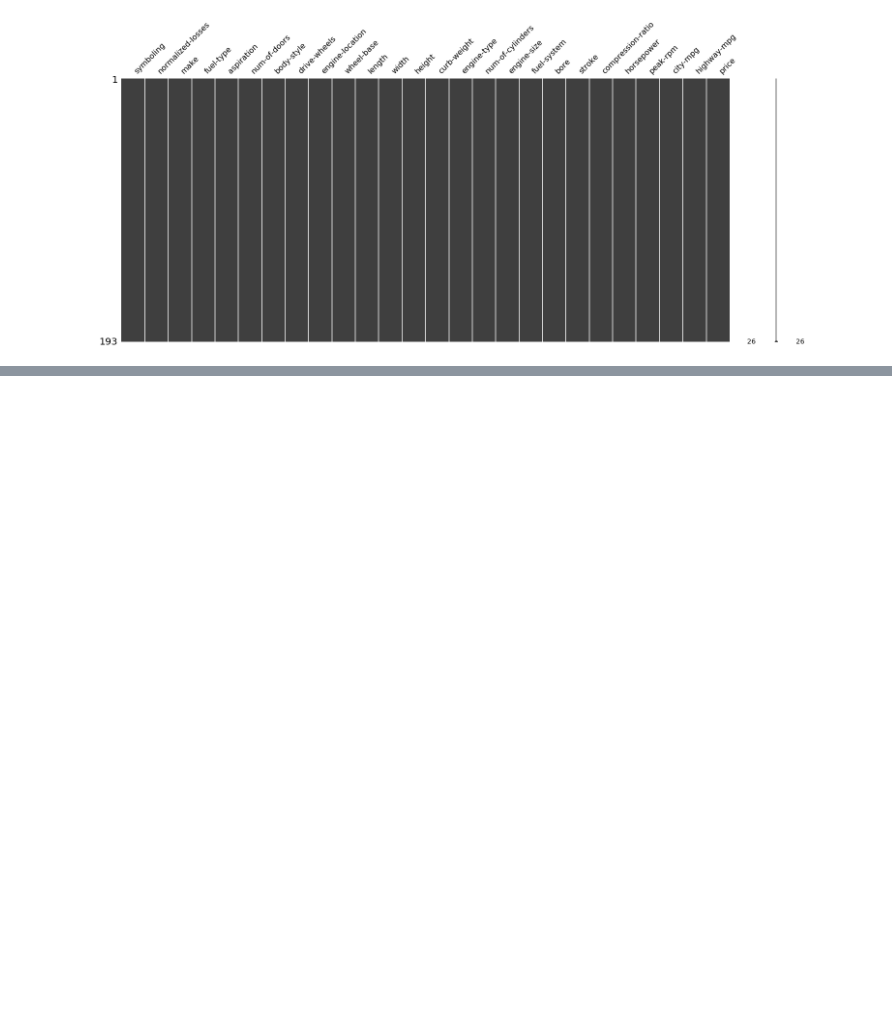
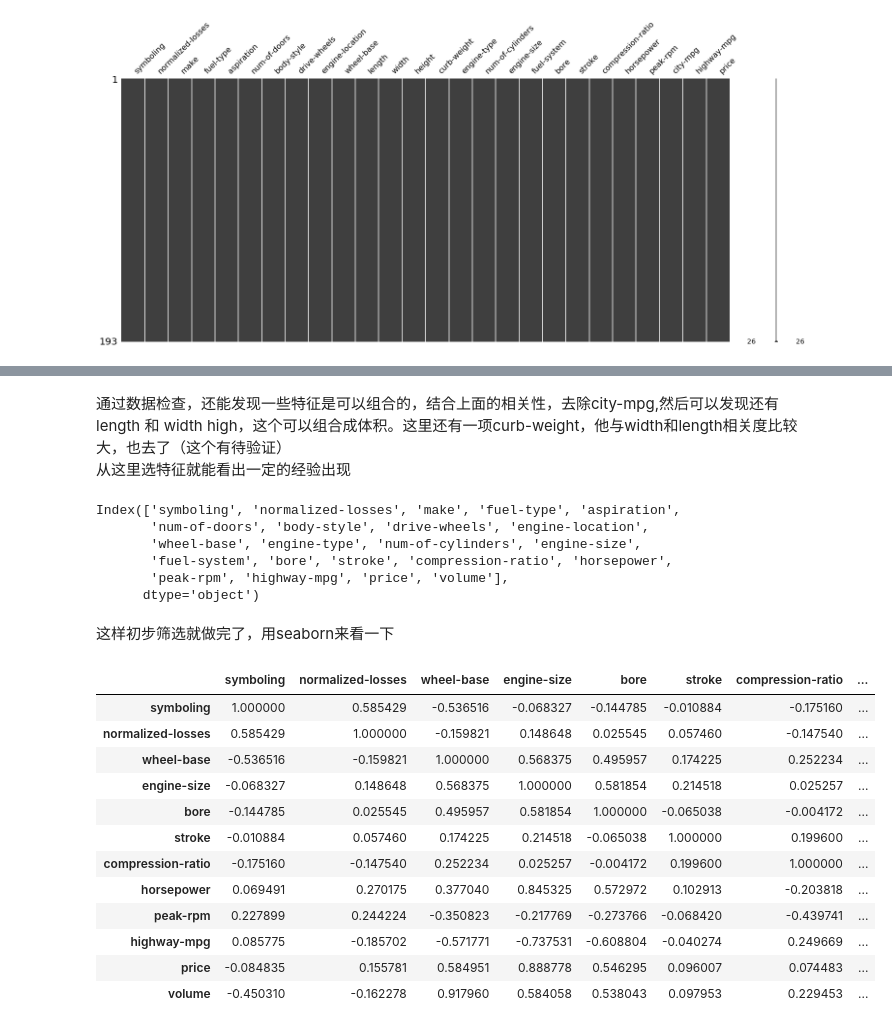
Before and after one commit to Tyrant2016/LinearProject, a Jupyter notebook: 数据预处理1.ipynb, the cells around one changed output, grey strips where cells are left out. Saved outputs shown, nothing was run; the diff lists cells and outputs as text; code cells hidden in the pictures; blank space fills up the shorter version.

```diff
--- a/数据预处理1.ipynb
+++ b/数据预处理1.ipynb
@@ -228,0 +404,36 @@ msno.matrix(data)
+# %% [markdown]
+通过数据检查，还能发现一些特征是可以组合的，结合上面的相关性，去除city-mpg,然后可以发现还有 length 和 width high，这个可以组合成体积。这里还有一项curb-weight，他与width和length相关度比较大，也去了（这个有待验证）<br>
+从这里选特征就能看出一定的经验出现
+# %%
+data['volume'] = data.length * data.height * data.width
+data.drop(['width', 'length', 'height', 'curb-weight', 'city-mpg'],
+          axis=1,
+          inplace=True)
+data.columns
+# %% [output]
+Index(['symboling', 'normalized-losses', 'make', 'fuel-type', 'aspiration',
+       'num-of-doors', 'body-style', 'drive-wheels', 'engine-location',
+       'wheel-base', 'engine-type', 'num-of-cylinders', 'engine-size',
+       'fuel-system', 'bore', 'stroke', 'compression-ratio', 'horsepower',
+       'peak-rpm', 'highway-mpg', 'price', 'volume'],
+      dtype='object')
+# %% [markdown]
+这样初步筛选就做完了，用seaborn来看一下
+# %%
+corr_all = data.corr()
+mask = np.zeros_like(corr_all,dtype=bool)
+corr_all
+# %% [output]
+|  | symboling | normalized-losses | wheel-base | engine-size | bore | stroke | compression-ratio | ... |
+| symboling | 1.000000 | 0.585429 | -0.536516 | -0.068327 | -0.144785 | -0.010884 | -0.175160 | ... |
+| normalized-losses | 0.585429 | 1.000000 | -0.159821 | 0.148648 | 0.025545 | 0.057460 | -0.147540 | ... |
+| wheel-base | -0.536516 | -0.159821 | 1.000000 | 0.568375 | 0.495957 | 0.174225 | 0.252234 | ... |
+| engine-size | -0.068327 | 0.148648 | 0.568375 | 1.000000 | 0.581854 | 0.214518 | 0.025257 | ... |
+| bore | -0.144785 | 0.025545 | 0.495957 | 0.581854 | 1.000000 | -0.065038 | -0.004172 | ... |
+| stroke | -0.010884 | 0.057460 | 0.174225 | 0.214518 | -0.065038 | 1.000000 | 0.199600 | ... |
+| compression-ratio | -0.175160 | -0.147540 | 0.252234 | 0.025257 | -0.004172 | 0.199600 | 1.000000 | ... |
+| horsepower | 0.069491 | 0.270175 | 0.377040 | 0.845325 | 0.572972 | 0.102913 | -0.203818 | ... |
+| peak-rpm | 0.227899 | 0.244224 | -0.350823 | -0.217769 | -0.273766 | -0.068420 | -0.439741 | ... |
+| highway-mpg | 0.085775 | -0.185702 | -0.571771 | -0.737531 | -0.608804 | -0.040274 | 0.249669 | ... |
+| price | -0.084835 | 0.155781 | 0.584951 | 0.888778 | 0.546295 | 0.096007 | 0.074483 | ... |
+| volume | -0.450310 | -0.162278 | 0.917960 | 0.584058 | 0.538043 | 0.097953 | 0.229453 | ... |
```
Also changed, not shown: parts of 17 cells of this notebook, 2 other files.
